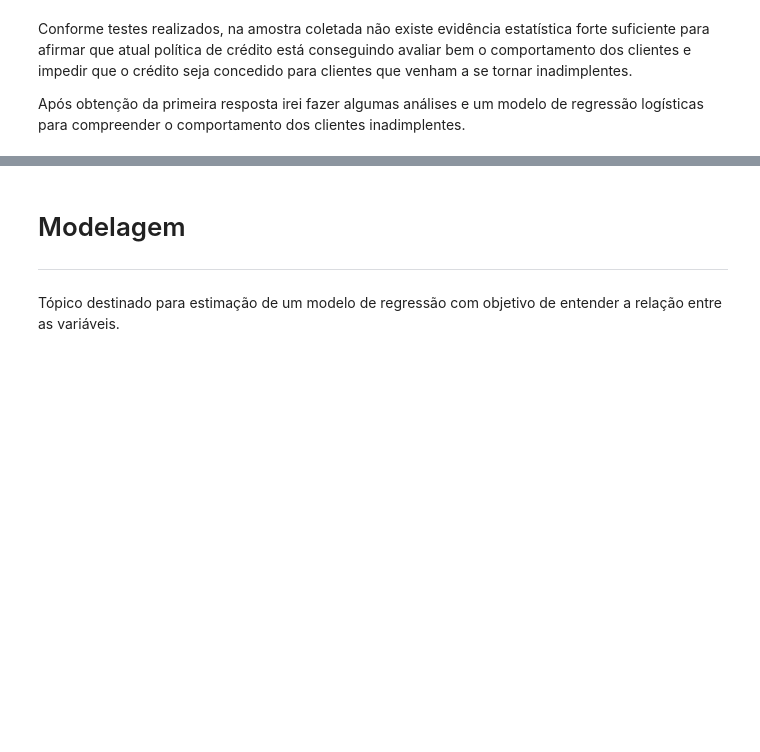
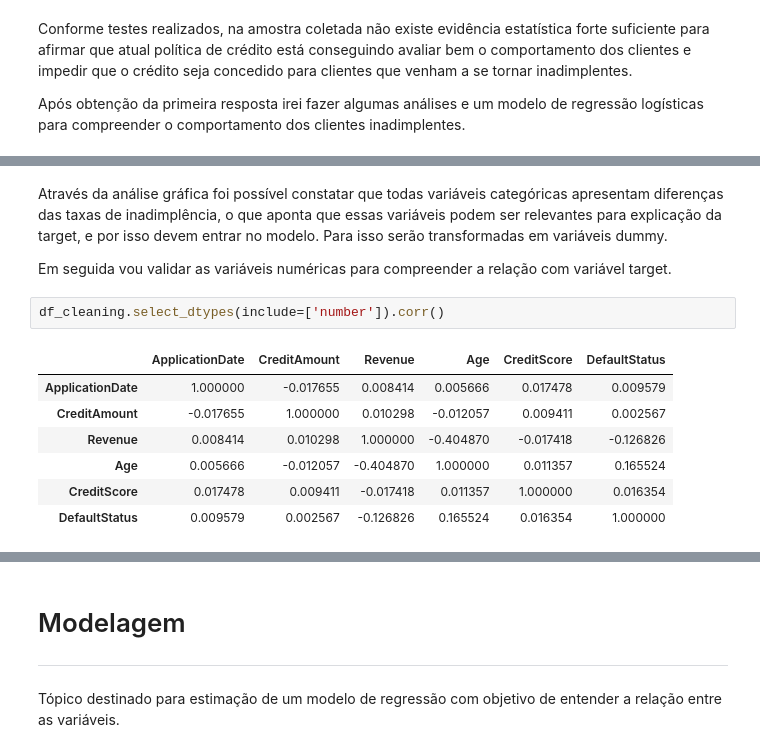
Before and after one commit to MatSchualtz/estudo_credito, a Jupyter notebook: Notebooks/estudo_de_caso.ipynb, the cells around one changed output, grey strips where cells are left out. Drawn from its saved outputs; the diff is of its cells as text; blank space fills up the shorter version.

```diff
--- a/Notebooks/estudo_de_caso.ipynb
+++ b/Notebooks/estudo_de_caso.ipynb
@@ -289,0 +325,15 @@ Após obtenção da primeira resposta irei fazer algumas análises e um modelo d
+# %% [markdown]
+Através da análise gráfica foi possível constatar que todas variáveis categóricas apresentam diferenças das taxas de inadimplência, o que aponta que essas variáveis podem ser relevantes para explicação da target, e por isso devem entrar no modelo. Para isso serão transformadas em variáveis dummy.
+
+
+Em seguida vou validar as variáveis numéricas para compreender a relação com variável target.
+# %%
+df_cleaning.select_dtypes(include=['number']).corr()
+# %% [output]
+|  | ApplicationDate | CreditAmount | Revenue | Age | CreditScore | DefaultStatus |
+| ApplicationDate | 1.000000 | -0.017655 | 0.008414 | 0.005666 | 0.017478 | 0.009579 |
+| CreditAmount | -0.017655 | 1.000000 | 0.010298 | -0.012057 | 0.009411 | 0.002567 |
+| Revenue | 0.008414 | 0.010298 | 1.000000 | -0.404870 | -0.017418 | -0.126826 |
+| Age | 0.005666 | -0.012057 | -0.404870 | 1.000000 | 0.011357 | 0.165524 |
+| CreditScore | 0.017478 | 0.009411 | -0.017418 | 0.011357 | 1.000000 | 0.016354 |
+| DefaultStatus | 0.009579 | 0.002567 | -0.126826 | 0.165524 | 0.016354 | 1.000000 |
```
Also changed, not shown: parts of 15 cells of this notebook.
